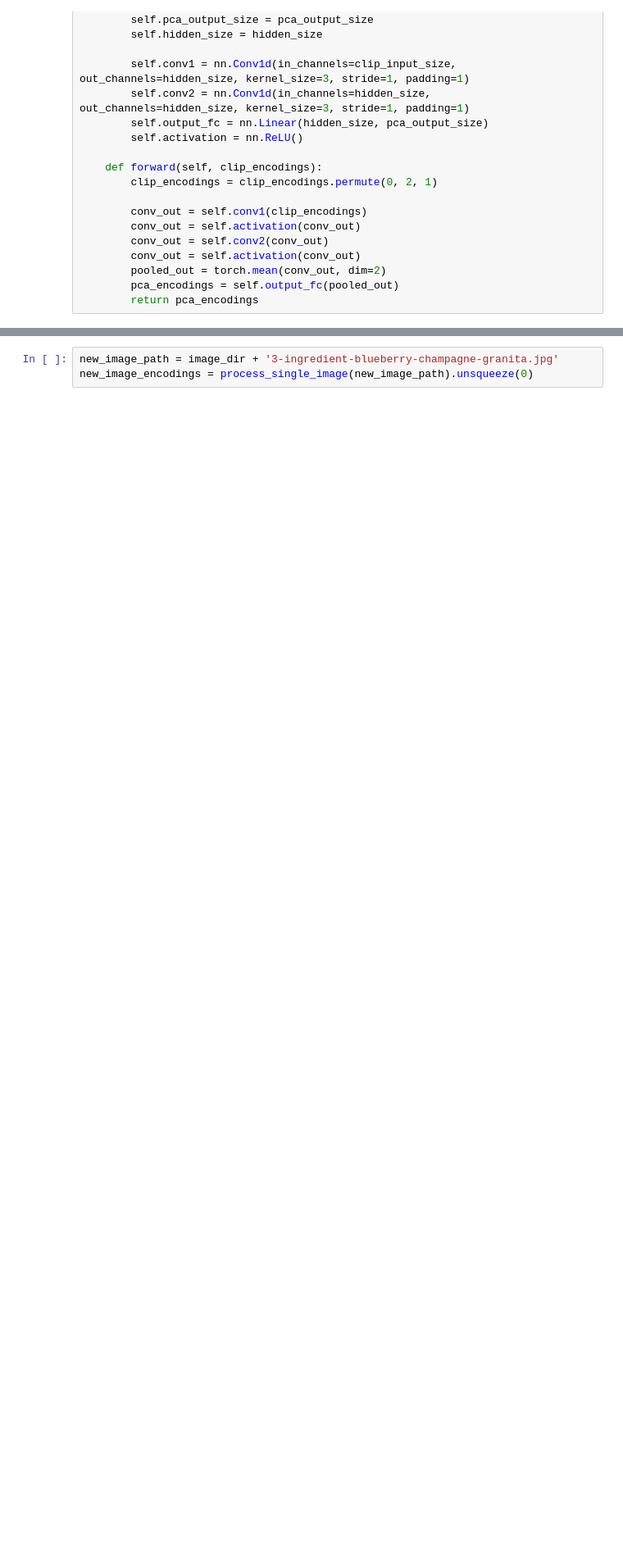
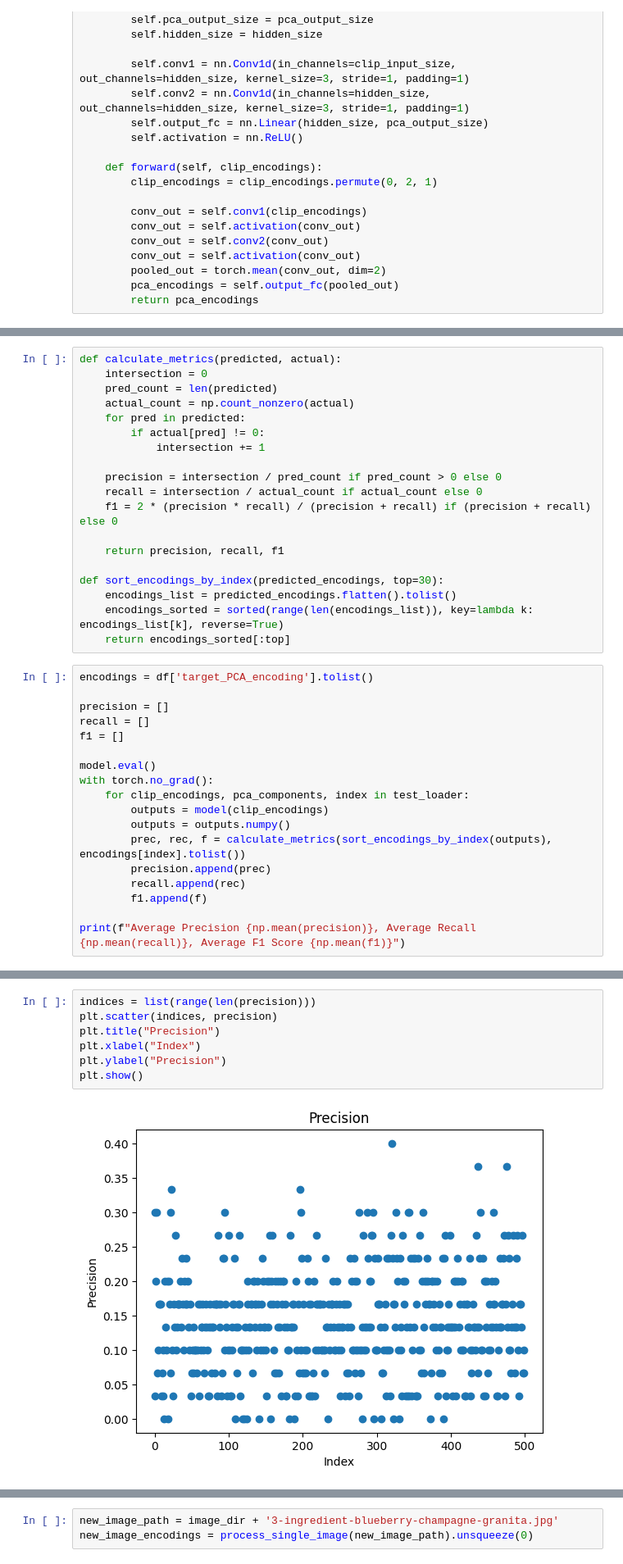
Before and after one commit to Brandonnl/Calorie-Estimator, a Jupyter notebook: processing.ipynb, the cells around one changed output, grey strips where cells are left out. Shown at 82% size. Drawn from its saved outputs; the diff is of its cells as text; blank space fills up the shorter version.

Commit message:
Finish eval

```diff
--- a/processing.ipynb
+++ b/processing.ipynb
@@ -326 +308,38 @@ Epoch 20/20, Training Loss: 0.001012872646562755, Validation Loss: 0.00099602507
 Finished Training
+# %%
+def calculate_metrics(predicted, actual):
+    intersection = 0
+    pred_count = len(predicted)
+    actual_count = np.count_nonzero(actual)
+    for pred in predicted:
+        if actual[pred] != 0:
+            intersection += 1
+
+    precision = intersection / pred_count if pred_count > 0 else 0
+    recall = intersection / actual_count if actual_count else 0
+    f1 = 2 * (precision * recall) / (precision + recall) if (precision + recall) else 0
+
+    return precision, recall, f1
+
+def sort_encodings_by_index(predicted_encodings, top=30):
+    encodings_list = predicted_encodings.flatten().tolist()
+    encodings_sorted = sorted(range(len(encodings_list)), key=lambda k: encodings_list[k], reverse=True)
+    return encodings_sorted[:top]
+# %%
+encodings = df['target_PCA_encoding'].tolist()
+
+precision = []
+recall = []
+f1 = []
+
+model.eval()
+with torch.no_grad():
+    for clip_encodings, pca_components, index in test_loader:
+        outputs = model(clip_encodings)
+        outputs = outputs.numpy()
+        prec, rec, f = calculate_metrics(sort_encodings_by_index(outputs), encodings[index].tolist())
+        precision.append(prec)
+        recall.append(rec)
+        f1.append(f)
+
+print(f"Average Precision {np.mean(precision)}, Average Recall {np.mean(recall)}, Average F1 Score {np.mean(f1)}")
@@ -326,0 +348,9 @@ Finished Training
+# %%
+indices = list(range(len(precision)))
+plt.scatter(indices, precision)
+plt.title("Precision")
+plt.xlabel("Index")
+plt.ylabel("Precision")
+plt.show()
+# %% [output]
+[figure, added]
```
Also changed, not shown: parts of 13 cells of this notebook, 2 other files.
